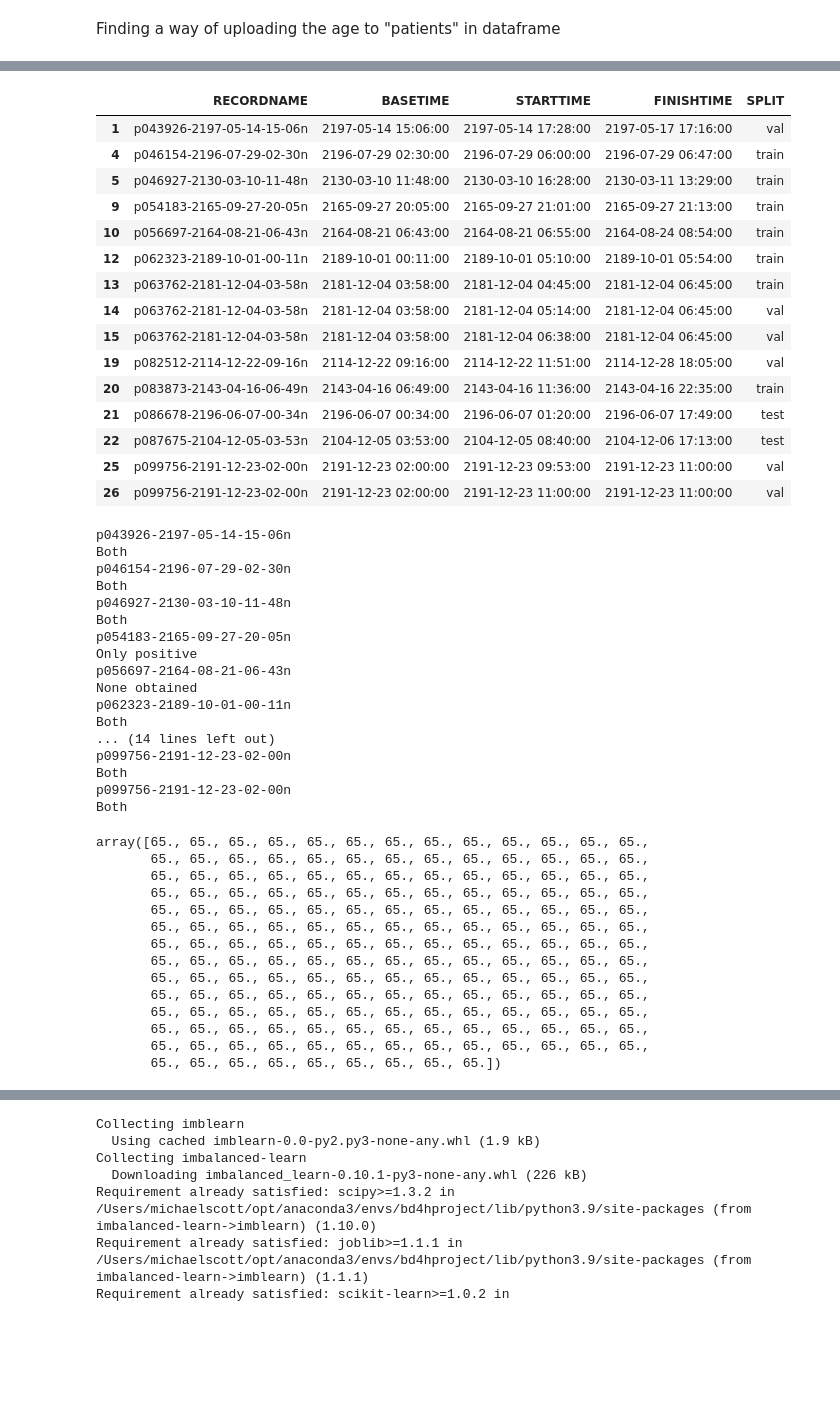
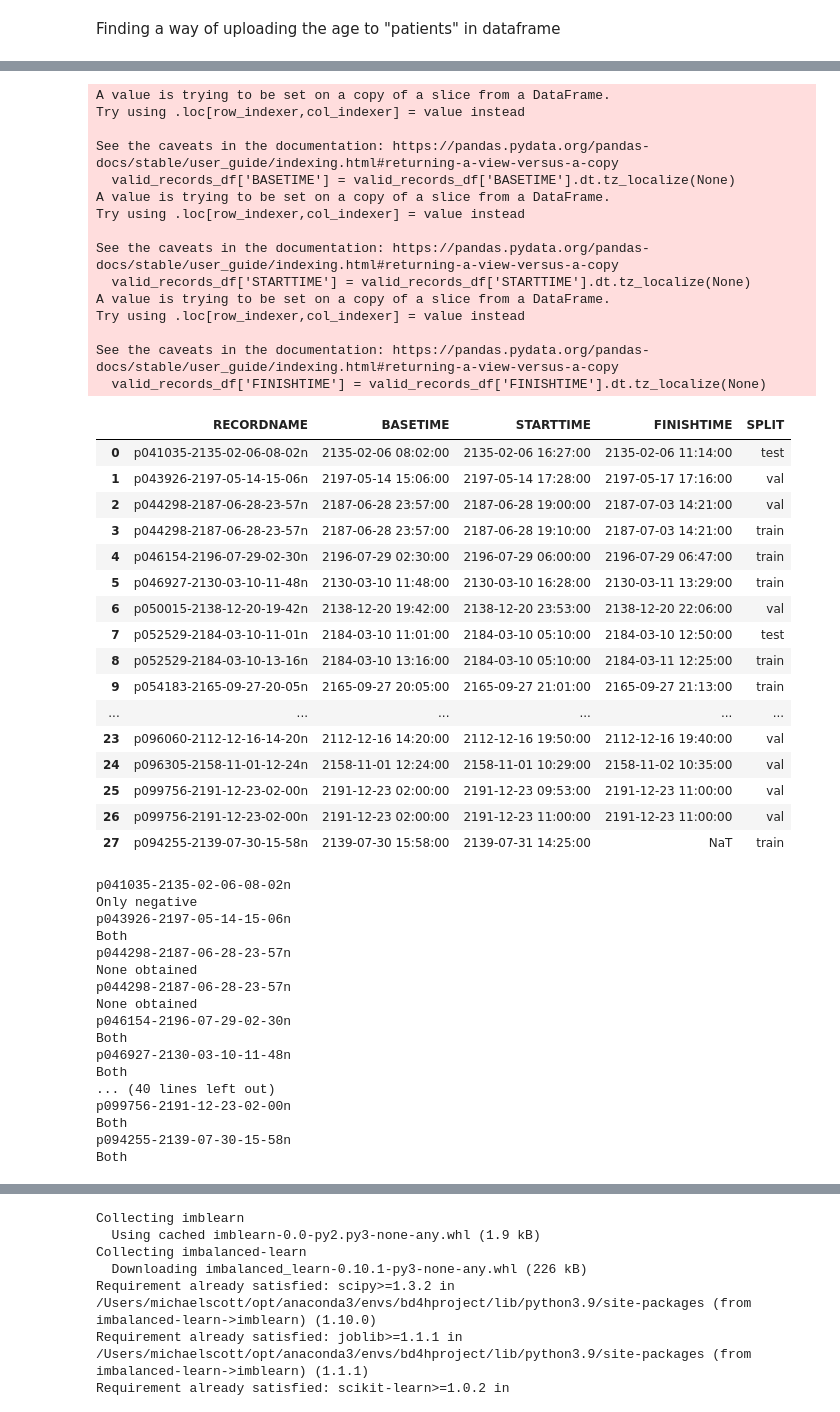
Before and after one commit to travistangvh/time-series-kafka-demo, a Jupyter notebook: bin/explore_torch.ipynb, the cells around one changed output, grey strips where cells are left out. Saved outputs shown, nothing was run; the diff lists cells and outputs as text; code cells hidden in the pictures; blank space fills up the shorter version.

```diff
--- a/bin/explore_torch.ipynb
+++ b/bin/explore_torch.ipynb
@@ -775,30 +789,47 @@ def get_arrays(positive_df, negative_df, age): # Create x, y, and a arr for nega
 # %%
 # Using the data from patients_waveform.csv
 waveform_df=pd.read_csv(F'{cfg["DATAPATH"]}/patients_waveform.csv', parse_dates=['STARTTIME','BASETIME','FINISHTIME'])
-valid_records_df = waveform_df.query("BASETIME<=STARTTIME & STARTTIME<=FINISHTIME")[['RECORDNAME','BASETIME','STARTTIME','FINISHTIME','SPLIT']]
+# valid_records_df = waveform_df.query("BASETIME<=STARTTIME & STARTTIME<=FINISHTIME")[['RECORDNAME','BASETIME','STARTTIME','FINISHTIME','SPLIT']]
+valid_records_df = waveform_df[['RECORDNAME','BASETIME','STARTTIME','FINISHTIME','SPLIT']]
 
 # remove timestamp awareness from BASETIME and STARTTIME
 valid_records_df['BASETIME'] = valid_records_df['BASETIME'].dt.tz_localize(None)
 valid_records_df['STARTTIME'] = valid_records_df['STARTTIME'].dt.tz_localize(None)
 valid_records_df['FINISHTIME'] = valid_records_df['FINISHTIME'].dt.tz_localize(None)
 valid_records_df
 # %% [output]
+A value is trying to be set on a copy of a slice from a DataFrame.
+Try using .loc[row_indexer,col_indexer] = value instead
+
+See the caveats in the documentation: https://pandas.pydata.org/pandas-docs/stable/user_guide/indexing.html#returning-a-view-versus-a-copy
+  valid_records_df['BASETIME'] = valid_records_df['BASETIME'].dt.tz_localize(None)
+A value is trying to be set on a copy of a slice from a DataFrame.
+Try using .loc[row_indexer,col_indexer] = value instead
+
+See the caveats in the documentation: https://pandas.pydata.org/pandas-docs/stable/user_guide/indexing.html#returning-a-view-versus-a-copy
+  valid_records_df['STARTTIME'] = valid_records_df['STARTTIME'].dt.tz_localize(None)
+A value is trying to be set on a copy of a slice from a DataFrame.
+Try using .loc[row_indexer,col_indexer] = value instead
+
+See the caveats in the documentation: https://pandas.pydata.org/pandas-docs/stable/user_guide/indexing.html#returning-a-view-versus-a-copy
+  valid_records_df['FINISHTIME'] = valid_records_df['FINISHTIME'].dt.tz_localize(None)
 |  | RECORDNAME | BASETIME | STARTTIME | FINISHTIME | SPLIT |
+| 0 | p041035-2135-02-06-08-02n | 2135-02-06 08:02:00 | 2135-02-06 16:27:00 | 2135-02-06 11:14:00 | test |
 | 1 | p043926-2197-05-14-15-06n | 2197-05-14 15:06:00 | 2197-05-14 17:28:00 | 2197-05-17 17:16:00 | val |
+| 2 | p044298-2187-06-28-23-57n | 2187-06-28 23:57:00 | 2187-06-28 19:00:00 | 2187-07-03 14:21:00 | val |
+| 3 | p044298-2187-06-28-23-57n | 2187-06-28 23:57:00 | 2187-06-28 19:10:00 | 2187-07-03 14:21:00 | train |
 | 4 | p046154-2196-07-29-02-30n | 2196-07-29 02:30:00 | 2196-07-29 06:00:00 | 2196-07-29 06:47:00 | train |
 | 5 | p046927-2130-03-10-11-48n | 2130-03-10 11:48:00 | 2130-03-10 16:28:00 | 2130-03-11 13:29:00 | train |
+| 6 | p050015-2138-12-20-19-42n | 2138-12-20 19:42:00 | 2138-12-20 23:53:00 | 2138-12-20 22:06:00 | val |
+| 7 | p052529-2184-03-10-11-01n | 2184-03-10 11:01:00 | 2184-03-10 05:10:00 | 2184-03-10 12:50:00 | test |
+| 8 | p052529-2184-03-10-13-16n | 2184-03-10 13:16:00 | 2184-03-10 05:10:00 | 2184-03-11 12:25:00 | train |
 | 9 | p054183-2165-09-27-20-05n | 2165-09-27 20:05:00 | 2165-09-27 21:01:00 | 2165-09-27 21:13:00 | train |
-| 10 | p056697-2164-08-21-06-43n | 2164-08-21 06:43:00 | 2164-08-21 06:55:00 | 2164-08-24 08:54:00 | train |
-| 12 | p062323-2189-10-01-00-11n | 2189-10-01 00:11:00 | 2189-10-01 05:10:00 | 2189-10-01 05:54:00 | train |
-| 13 | p063762-2181-12-04-03-58n | 2181-12-04 03:58:00 | 2181-12-04 04:45:00 | 2181-12-04 06:45:00 | train |
-| 14 | p063762-2181-12-04-03-58n | 2181-12-04 03:58:00 | 2181-12-04 05:14:00 | 2181-12-04 06:45:00 | val |
-| 15 | p063762-2181-12-04-03-58n | 2181-12-04 03:58:00 | 2181-12-04 06:38:00 | 2181-12-04 06:45:00 | val |
-| 19 | p082512-2114-12-22-09-16n | 2114-12-22 09:16:00 | 2114-12-22 11:51:00 | 2114-12-28 18:05:00 | val |
-| 20 | p083873-2143-04-16-06-49n | 2143-04-16 06:49:00 | 2143-04-16 11:36:00 | 2143-04-16 22:35:00 | train |
-| 21 | p086678-2196-06-07-00-34n | 2196-06-07 00:34:00 | 2196-06-07 01:20:00 | 2196-06-07 17:49:00 | test |
-| 22 | p087675-2104-12-05-03-53n | 2104-12-05 03:53:00 | 2104-12-05 08:40:00 | 2104-12-06 17:13:00 | test |
+| ... | ... | ... | ... | ... | ... |
+| 23 | p096060-2112-12-16-14-20n | 2112-12-16 14:20:00 | 2112-12-16 19:50:00 | 2112-12-16 19:40:00 | val |
+| 24 | p096305-2158-11-01-12-24n | 2158-11-01 12:24:00 | 2158-11-01 10:29:00 | 2158-11-02 10:35:00 | val |
 | 25 | p099756-2191-12-23-02-00n | 2191-12-23 02:00:00 | 2191-12-23 09:53:00 | 2191-12-23 11:00:00 | val |
 | 26 | p099756-2191-12-23-02-00n | 2191-12-23 02:00:00 | 2191-12-23 11:00:00 | 2191-12-23 11:00:00 | val |
+| 27 | p094255-2139-07-30-15-58n | 2139-07-30 15:58:00 | 2139-07-31 14:25:00 | NaT | train |
 # %%
 x_train_arr, x_val_arr, x_test_arr  = np.empty((0,10,120)),np.empty((0,10,120)),np.empty((0,10,120))
 y_train_arr, y_val_arr, y_test_arr = np.empty((0)),np.empty((0)),np.empty((0))
@@ -807,7 +838,7 @@ a_train_arr, a_val_arr, a_test_arr = np.empty((0)),np.empty((0)),np.empty((0))
 for idx, row in valid_records_df.iterrows():
     print(row['RECORDNAME'])
     patient_id, positive_df, negative_df = get_record_df(row['RECORDNAME'], row['BASETIME'], row['STARTTIME'])
-    # age = get_patient_age(int(patient_id[1:]), row['BASETIME'])
+    age = get_patient_age(int(patient_id[1:]), row['BASETIME'])
     # age = 65.0
     x_arr, y_arr, a_arr = get_arrays(positive_df, negative_df, age)
     split = row['SPLIT']
@@ -827,37 +858,20 @@ for idx, row in valid_records_df.iterrows():
     else:
         print("error")
 # %% [output]
+p041035-2135-02-06-08-02n
+Only negative
 p043926-2197-05-14-15-06n
 Both
+p044298-2187-06-28-23-57n
+None obtained
+p044298-2187-06-28-23-57n
+None obtained
 p046154-2196-07-29-02-30n
 Both
 p046927-2130-03-10-11-48n
 Both
-p054183-2165-09-27-20-05n
-Only positive
-p056697-2164-08-21-06-43n
-None obtained
-p062323-2189-10-01-00-11n
-Both
-... (14 lines left out)
+... (40 lines left out)
 p099756-2191-12-23-02-00n
 Both
-p099756-2191-12-23-02-00n
+p094255-2139-07-30-15-58n
 Both
-# %%
-a_train_arr
-# %% [output]
-array([65., 65., 65., 65., 65., 65., 65., 65., 65., 65., 65., 65., 65.,
-       65., 65., 65., 65., 65., 65., 65., 65., 65., 65., 65., 65., 65.,
-       65., 65., 65., 65., 65., 65., 65., 65., 65., 65., 65., 65., 65.,
-       65., 65., 65., 65., 65., 65., 65., 65., 65., 65., 65., 65., 65.,
-       65., 65., 65., 65., 65., 65., 65., 65., 65., 65., 65., 65., 65.,
-       65., 65., 65., 65., 65., 65., 65., 65., 65., 65., 65., 65., 65.,
-       65., 65., 65., 65., 65., 65., 65., 65., 65., 65., 65., 65., 65.,
-       65., 65., 65., 65., 65., 65., 65., 65., 65., 65., 65., 65., 65.,
-       65., 65., 65., 65., 65., 65., 65., 65., 65., 65., 65., 65., 65.,
-       65., 65., 65., 65., 65., 65., 65., 65., 65., 65., 65., 65., 65.,
-       65., 65., 65., 65., 65., 65., 65., 65., 65., 65., 65., 65., 65.,
-       65., 65., 65., 65., 65., 65., 65., 65., 65., 65., 65., 65., 65.,
-       65., 65., 65., 65., 65., 65., 65., 65., 65., 65., 65., 65., 65.,
-       65., 65., 65., 65., 65., 65., 65., 65., 65.])
```
Also changed, not shown: parts of 18 cells of this notebook.
